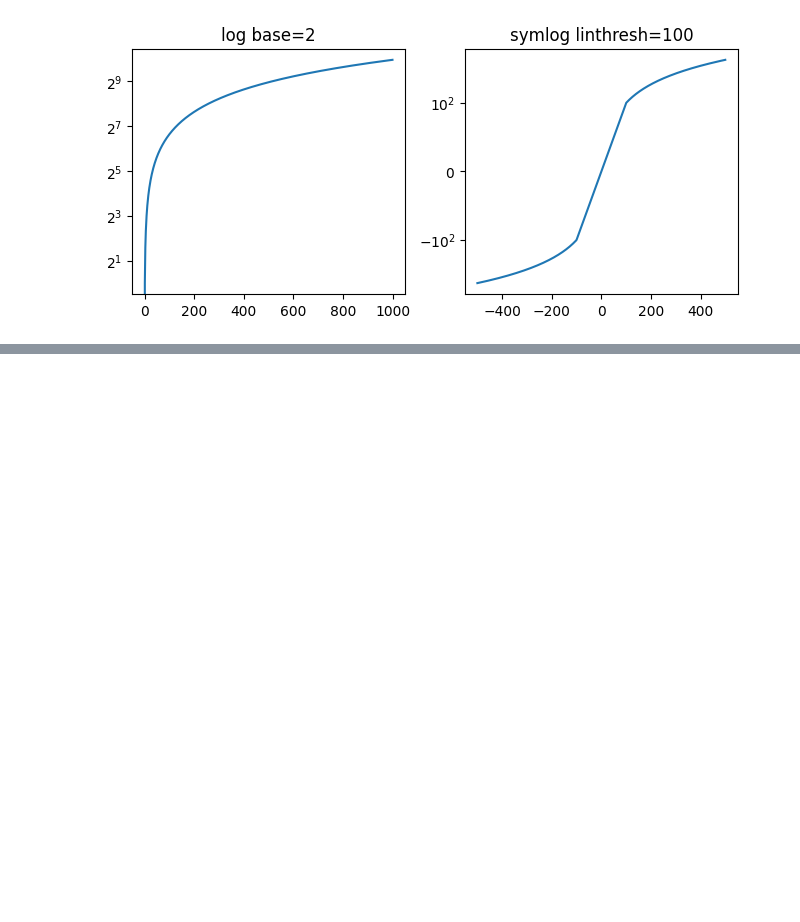
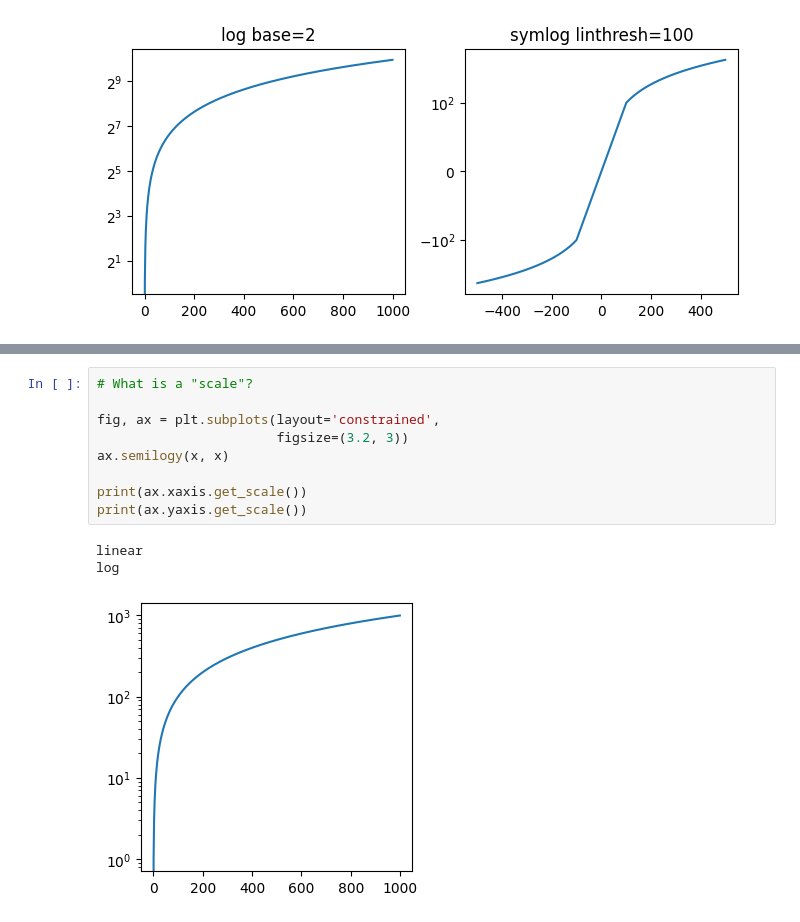
Before and after one commit to Manan2k4/ML-Learnings, a Jupyter notebook: matplotlib/Quick start guide/Axis Scales.ipynb, the cells around one changed output, grey strips where cells are left out. Cells and saved outputs as stored; diff of their text form; blank space fills up the shorter version.

```diff
--- a/matplotlib/Quick start guide/Axis Scales.ipynb
+++ b/matplotlib/Quick start guide/Axis Scales.ipynb
@@ -126,0 +142,13 @@ def inverse(a):
+# %%
+# What is a "scale"?
+
+fig, ax = plt.subplots(layout='constrained',
+                       figsize=(3.2, 3))
+ax.semilogy(x, x)
+
+print(ax.xaxis.get_scale())
+print(ax.yaxis.get_scale())
+# %% [output]
+linear
+log
+[figure, added]
```
Also changed, not shown: parts of 1 cell of this notebook.
